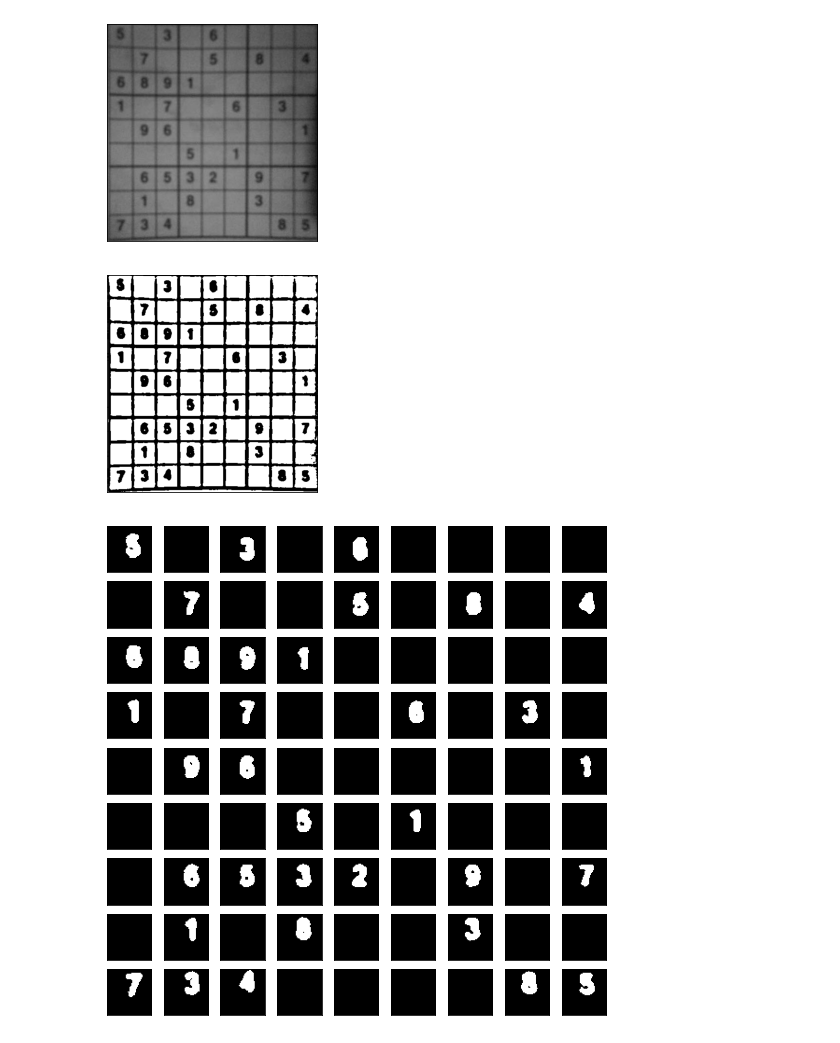
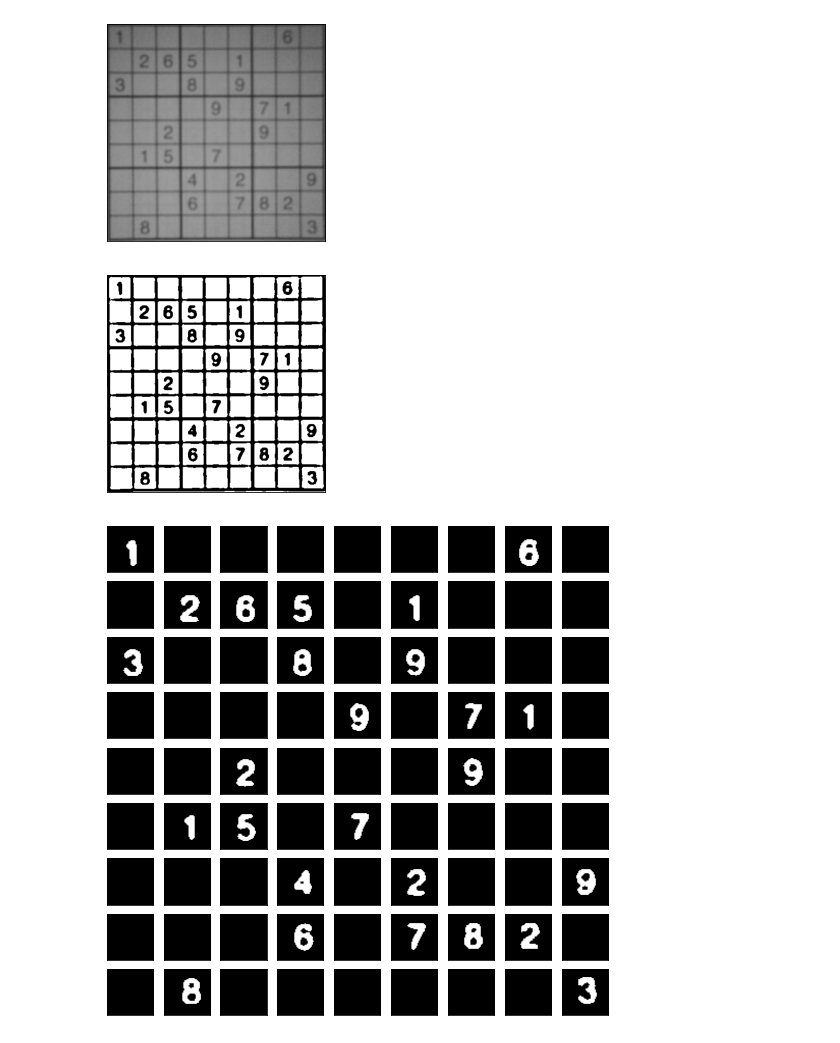
Before and after one commit to A-tichat/sudoku_detector, a Jupyter notebook: test_cv.ipynb, the cells around one changed output. Drawn from its saved outputs; the diff is of its cells as text; code cells hidden in the pictures.

```diff
--- a/test_cv.ipynb
+++ b/test_cv.ipynb
@@ -5,4 +5,5 @@ import matplotlib.pyplot as plt
 from sudokudetector.image import debug, render
 from sudokudetector.Sudoku import Sudoku
 
-game = Sudoku('dataset/image17.jpg')
+game = Sudoku('dataset/image205.jpg')
+# print(game.help)
@@ -25,7 +48,7 @@ output = game.load_image().copy()
 # for c in list_contours:
 #     cv2.drawContours(output, [c], -1, (0, 255, 0), 1)
 
-table_contour = game.search_big_square_contour(list_contours)
+table_contour = game.search_largest_square_contour(list_contours)
 cv2.drawContours(output, [table_contour], -1, (0, 255, 0), 1)
 
 debug(output)
@@ -39,14 +62,14 @@ tranformed = four_point_transform(
             gray, table_contour.reshape(4, 2))
 debug(tranformed)
 # %% [output]
-[figure, old version]
+[figure, new version]
 # %%
-binary = game.convert_binary()
+binary = game.convert_binary(tranformed)
 debug(binary)
 # %% [output]
-[figure, old version]
+[figure, new version]
 # %%
 sudoku_splited = game.split_cells(binary)
 render(sudoku_splited, (9, 9))
 # %% [output]
-[figure, old version]
+[figure, new version]
```
Also changed, not shown: parts of 5 cells of this notebook, 1 other file.
